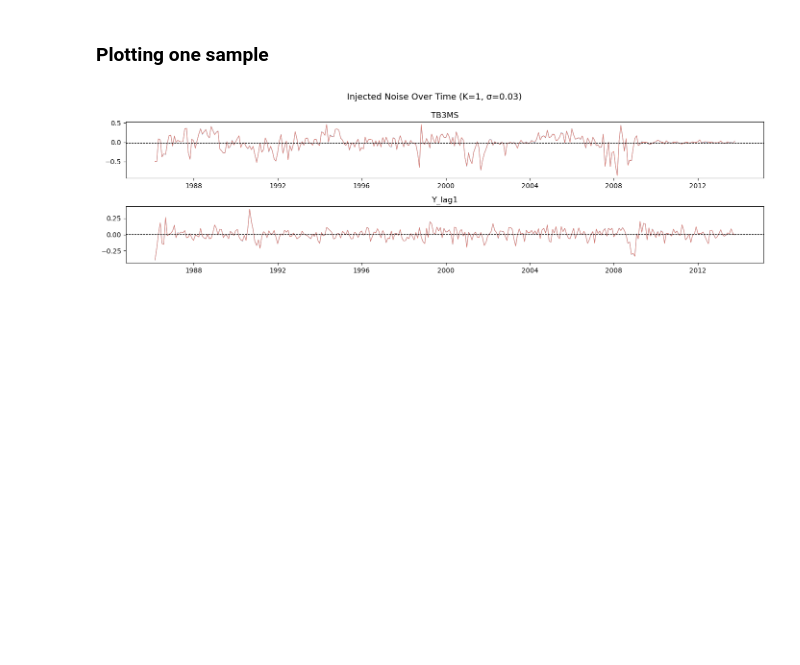
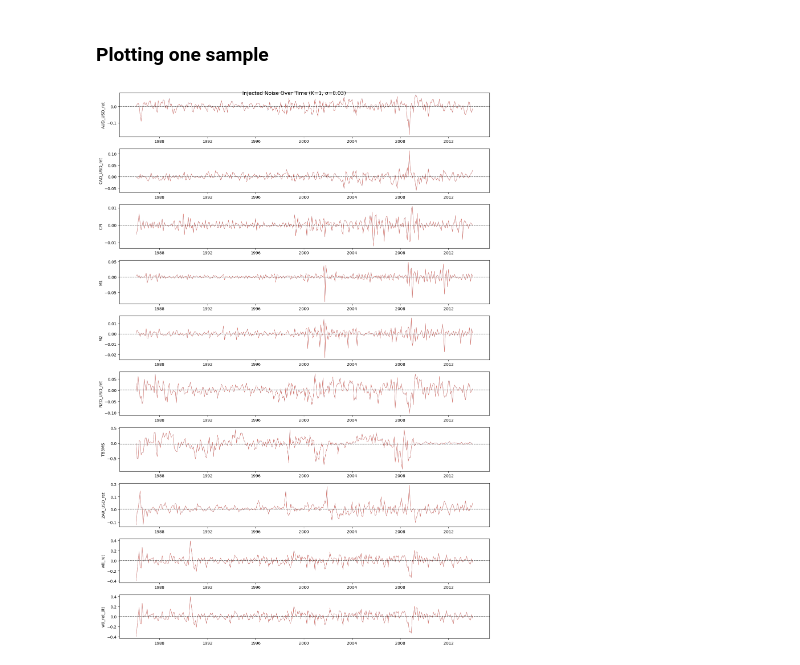
Before and after one commit to Meowth239/dse4101-project, a Jupyter notebook: data/jittering.ipynb, the cells around one changed output. Drawn from its saved outputs; the diff is of its cells as text; code cells hidden in the pictures; blank space fills up the shorter version.

Commit message:
Update jittering code + add jittered final_data

```diff
--- a/data/jittering.ipynb
+++ b/data/jittering.ipynb
@@ -181,15 +108,14 @@ train_wlags.head()
 # --- jittering function
 def jitter_df(
     train_data: pd.DataFrame,
-    exclude_cols: list = ['log_return', 'Date'],
+    exclude_cols: list = ['Date','wti_ret'],
     alpha: float = 0.03,
     num_copies: int = 1,
-    random_state: int = 42,
+    random_state: int = 4101,
 ) -> pd.DataFrame:
     """
     Jitter training data by adding Gaussian noise scaled to each column's own std.
     Noise for column c: ε ~ N(0, (alpha * std(c))²)
-    Original data is always included as sample_id = 0.
 
     Params:
         train_data   : original training DataFrame in original levels
@@ -199,22 +125,29 @@ def jitter_df(
         random_state : reproducibility seed
 
     Returns:
-        DataFrame with all original + jittered copies and a 'sample_id' column.
-        sample_id = 0 is the original, sample_id = 1..num_copies are jittered.
+        DataFrame with original data (smaple_id=0) + all jittered copies and a 'sample_id' column
     """
     jitter_cols = [c for c in train_data.columns if c not in exclude_cols]
+    print(f"Jittering columns: {jitter_cols}")
     noise_scales = alpha * train_data[jitter_cols].std()
     rng = np.random.default_rng(random_state)
 
+    # include original data
     original = train_data.copy()
     original['sample_id'] = 0
     copies = [original]
 
     for i in range(1, num_copies + 1):
         copy = train_data.copy()
+
         for col in jitter_cols:
-            noise = rng.normal(loc=0, scale=noise_scales[col], size=len(copy))
+            noise = rng.normal(
+                loc=0,
+                scale=noise_scales[col],
+                size=len(copy)
+            )
             copy[col] = copy[col] + noise
+
         copy['sample_id'] = i
         copies.append(copy)
 
@@ -225,10 +158,10 @@ ALPHA = 0.03
 K_COPIES  = 10     # number of augmented copies
 SEED      = 4101
 
-train_augmented = jitter_df(train_wlags,
-                            exclude_cols=['log_return', 'Date'],
+train_augmented = jitter_df(train_df,
+                            exclude_cols=['wti_ret', 'Date'],
                             alpha=ALPHA, num_copies=K_COPIES, random_state=SEED)
 
-print(f"Original train size:  {len(train_wlags)}")
+print(f"Original train size:  {len(train_df)}")
 print(f"Augmented train size: {len(train_augmented)}  ({K_COPIES+1}xoriginal)")
 # %% [output]
@@ -246,28 +210,29 @@ plot_augmented = train_augmented[train_augmented['sample_id']==1].copy() # inspe
 plot_augmented = plot_augmented.drop(columns=['sample_id'])
 # %%
 # plot jittered data
-plot_cols = train_wlags.columns.difference(['Date', 'log_return']).tolist() # only covariates
+plot_cols = train_df.columns.difference(['Date', 'log_return']).tolist() # only covariates
 num_plots = len(plot_cols)
 fig, axes = plt.subplots(num_plots, 1, figsize=(14, 2*num_plots), sharex=False)
 
 for ax, col in zip(axes, plot_cols):
-    orig     = train_wlags[col].values
-    jittered = plot_augmented.iloc[:len(train_wlags)][col].values
+    orig     = train_df[col].values
+    jittered = plot_augmented.iloc[:len(train_df)][col].values
     # noise    = jittered - orig
 
-    # ax.plot(train_wlags['Date'], noise,
+    # ax.plot(train_df['Date'], noise,
     #         color='tomato', linewidth=0.7, alpha=0.8)
-    ax.plot(train_wlags['Date'], orig,
+    ax.plot(train_df['Date'], orig,
         color='steelblue', linewidth=0.7, alpha=0.8)
-    ax.plot(train_wlags['Date'], jittered,
+    ax.plot(train_df['Date'], jittered,
         color='tomato', linewidth=0.7, alpha=0.8)
     ax.axhline(np.mean(orig), color='black', linewidth=0.8, linestyle='--')
-    ax.set_title(col)
+    ax.set_ylabel(col)
+    # ax.set_title(col)
     # ax.set_ylim(-0.15, 0.15)  # compress y axis to noise range
 
 plt.suptitle('Injected Noise Over Time (K=1, σ=0.03)', fontsize=13)
 plt.tight_layout()
 plt.show()
 # %% [output]
-[figure, old version]
+[figure, new version]
 # %%
```
Also changed, not shown: parts of 17 cells of this notebook, 4 other files.
